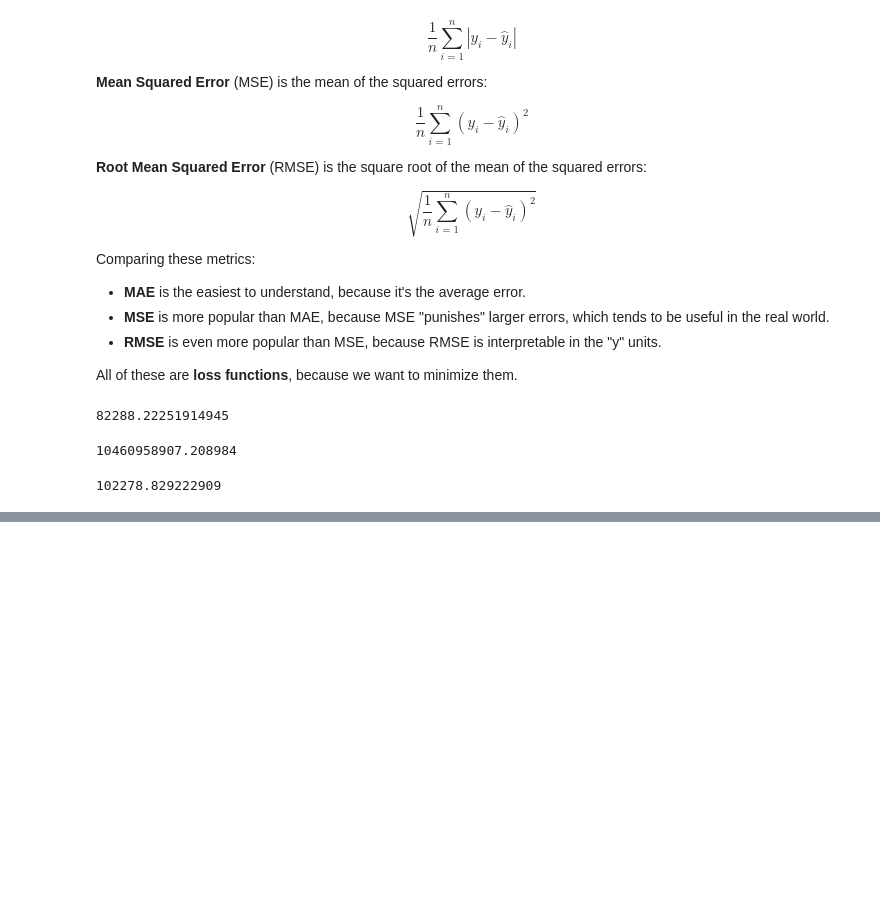
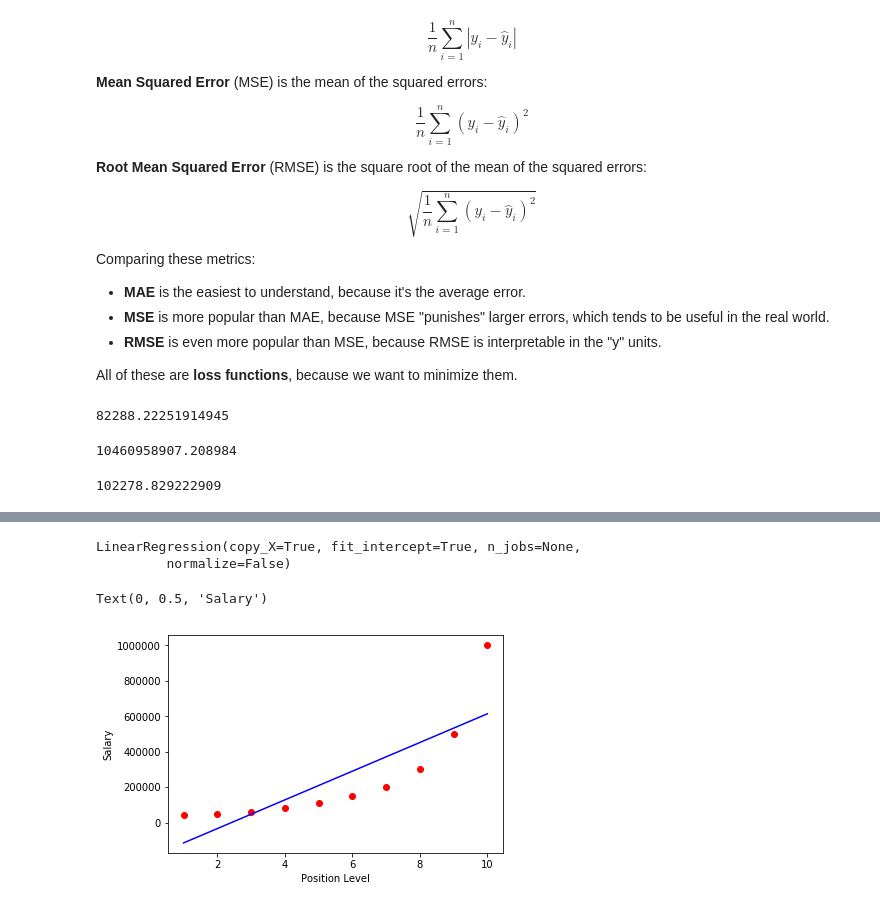
Before and after one commit to lunarburrito/ML_with_Python, a Jupyter notebook: Regression/Regression.ipynb, the cells around one changed output, grey strips where cells are left out. Saved outputs shown, nothing was run; the diff lists cells and outputs as text; code cells hidden in the pictures; blank space fills up the shorter version.

```diff
--- a/Regression/LinearRegression.ipynb
+++ b/Regression/Regression.ipynb
@@ -166,0 +474,7 @@ np.sqrt(metrics.mean_squared_error(y_test,predictions))
+# %%
+X = dp.iloc[:,1:2]
+y = dp.iloc[:,2]
+# %%
+from sklearn.linear_model import LinearRegression
+lin_reg = LinearRegression()
+lin_reg.fit(X,y)
@@ -166,0 +484,4 @@ np.sqrt(metrics.mean_squared_error(y_test,predictions))
+# %%
+from sklearn.preprocessing import PolynomialFeatures
+poli_reg = PolynomialFeatures(degree=2)
+X_poli = poli_reg.fit_transform(X)
@@ -166,0 +501,14 @@ np.sqrt(metrics.mean_squared_error(y_test,predictions))
+# %%
+lin_reg_2 = LinearRegression()
+lin_reg_2.fit(X_poli,y)
+# %% [output]
+LinearRegression(copy_X=True, fit_intercept=True, n_jobs=None,
+         normalize=False)
+# %%
+plt.scatter(X,y,color='red')
+plt.plot(X,lin_reg.predict(X),color='blue')
+plt.xlabel('Position Level')
+plt.ylabel('Salary')
+# %% [output]
+Text(0, 0.5, 'Salary')
+[figure, added]
```
Also changed, not shown: parts of 60 cells of this notebook.
